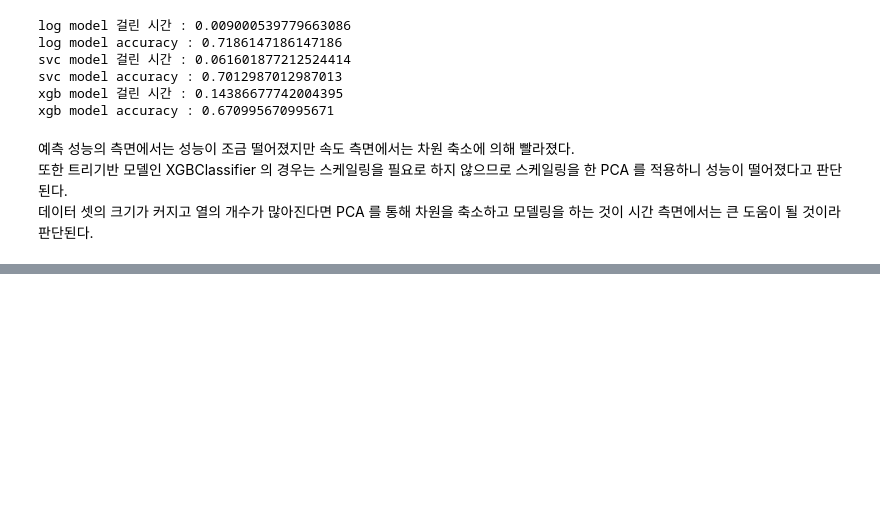
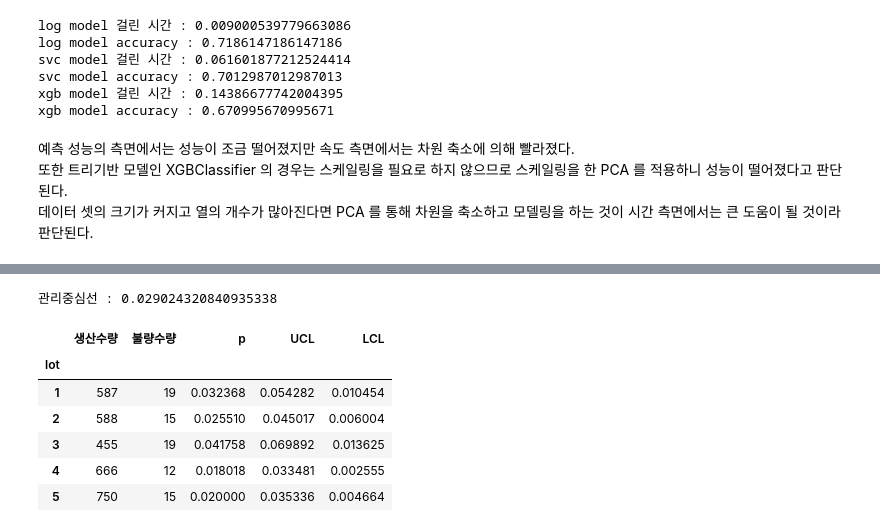
Before and after one commit to Junoflows/ADP, a Jupyter notebook: 문제/모의고사 2회.ipynb, the cells around one changed output, grey strips where cells are left out. Cells and saved outputs as stored; diff of their text form; code cells hidden in the pictures; blank space fills up the shorter version.

```diff
--- a/문제/모의고사 2회.ipynb
+++ b/문제/모의고사 2회.ipynb
@@ -413,0 +497,18 @@ xgb model accuracy : 0.670995670995671
+# %%
+df['p'] = df['불량수량'] / df['생산수량']
+df['UCL'] = df['p'] + 3 * np.sqrt(df['p'] * (1-df['p']) / df['생산수량'])
+df['LCL'] = df['p'] - 3 * np.sqrt(df['p'] * (1-df['p']) / df['생산수량'])
+
+CL = df['불량수량'].sum() / df['생산수량'].sum()
+
+print('관리중심선 :', CL)
+df.head()
+# %% [output]
+관리중심선 : 0.029024320840935338
+|  | 생산수량 | 불량수량 | p | UCL | LCL |
+| lot |  |  |  |  |  |
+| 1 | 587 | 19 | 0.032368 | 0.054282 | 0.010454 |
+| 2 | 588 | 15 | 0.025510 | 0.045017 | 0.006004 |
+| 3 | 455 | 19 | 0.041758 | 0.069892 | 0.013625 |
+| 4 | 666 | 12 | 0.018018 | 0.033481 | 0.002555 |
+| 5 | 750 | 15 | 0.020000 | 0.035336 | 0.004664 |
```
Also changed, not shown: parts of 31 cells of this notebook.
